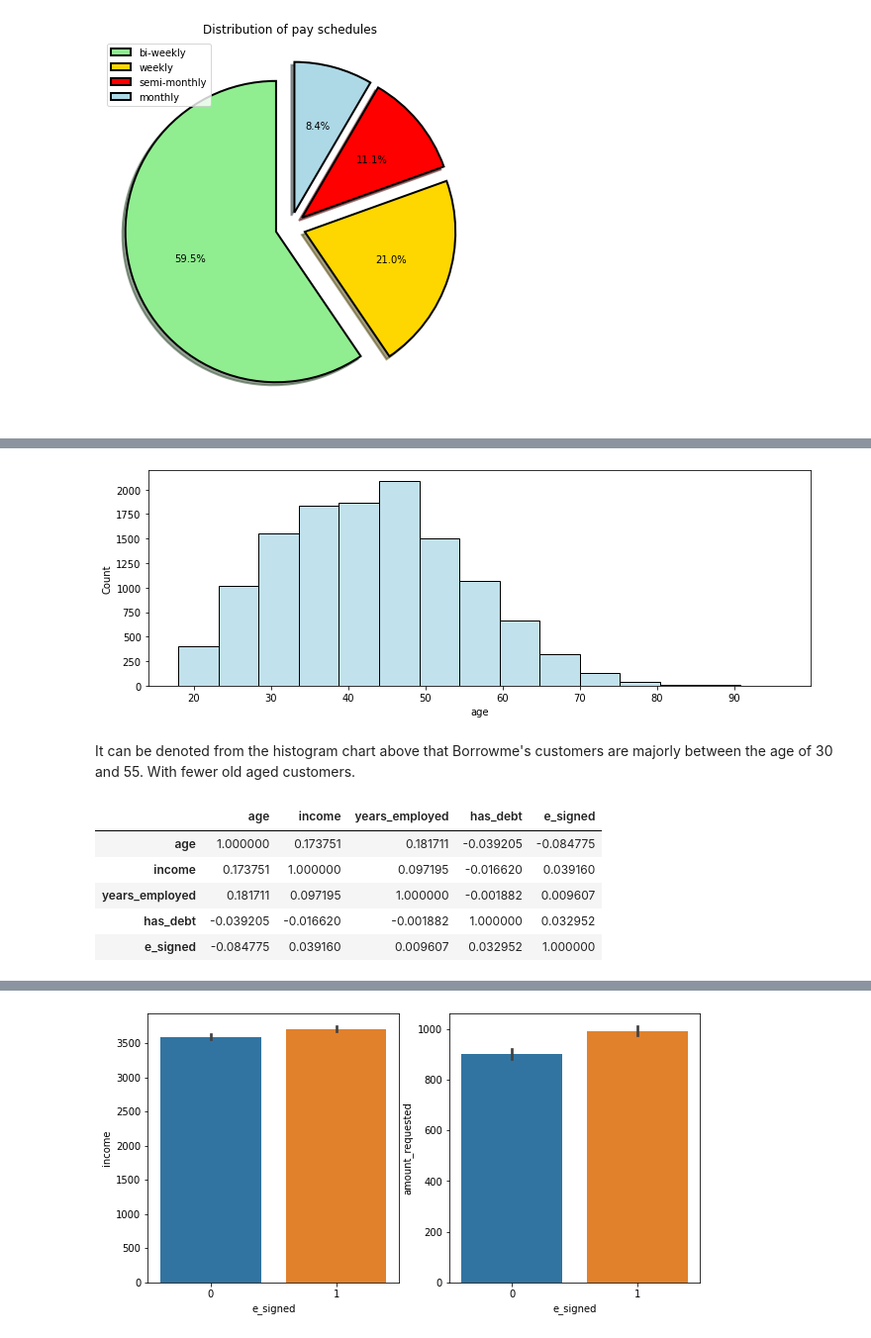
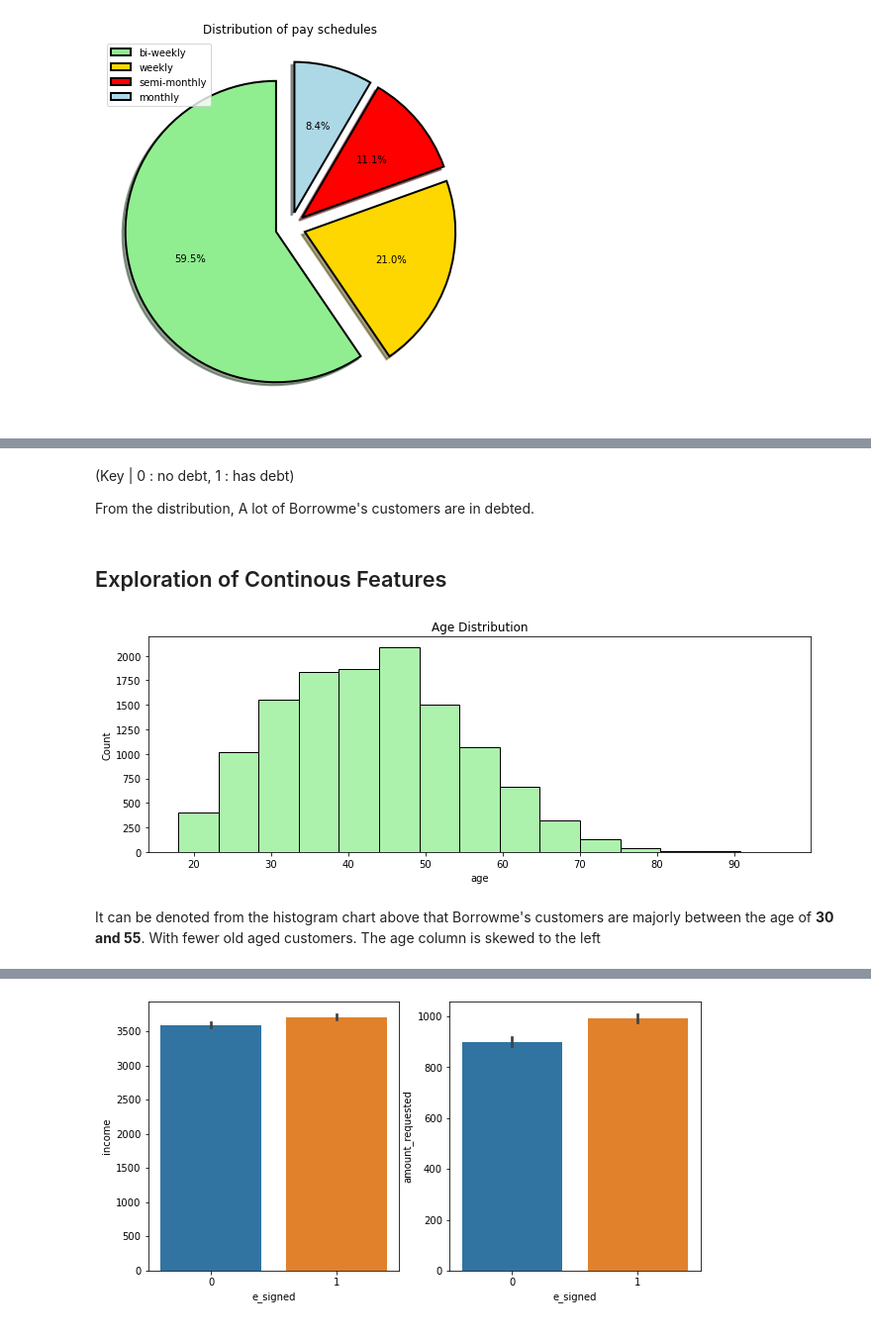
Before and after one commit to Apprentice-doa/DataFestAfrica-Hackathon--E-Process-Applicaton-Classification, a Jupyter notebook: Borrowme EDA.ipynb, the cells around one changed output, grey strips where cells are left out. Shown at 99% size. Cells and saved outputs as stored; diff of their text form; code cells hidden in the pictures.

```diff
--- a/Borrowme EDA.ipynb
+++ b/Borrowme EDA.ipynb
@@ -5,5 +8,16 @@
 # %%
+#Import Basic libraries
+
 import pandas as pd
 import numpy as np
 import seaborn as sns
 import matplotlib.pyplot as plt
+
+print("Import Successful; Libraries")
+
+#Import Datasets
+
+trainset = pd.read_csv("Data/train.csv")
+testset = pd.read_csv("Data/test.csv")
+
+print("Import Successful; Data")
@@ -101,18 +159,15 @@ From the distribution of customers payment schedules, 59% of customers opted for
+# %% [markdown]
+(Key | 0 : no debt, 1 : has debt)
+
+From the distribution, A lot of Borrowme's customers are in debted.
+# %% [markdown]
+## Exploration of Continous Features
 # %%
 plt.figure(figsize = (12,4))
-sns.histplot(df['age'], bins = 15, color = 'lightblue')
+ax = sns.histplot(trainset['age'], bins = 15, color = 'lightgreen')
+plt.title("Age Distribution")
 plt.show()
 # %% [output]
-[figure, old version]
+[figure, new version]
 # %% [markdown]
-It can be denoted from the histogram chart above that Borrowme's customers are majorly between the age of 30 and 55. With fewer old aged customers.
+It can be denoted from the histogram chart above that Borrowme's customers are majorly between the age of **30 and 55**. With fewer old aged customers. The age column is skewed to the left
-# %%
-df_corr = df[['age', 'income', 'years_employed', 'has_debt', 'e_signed']].corr()
-df_corr
-# %% [output]
-|  | age | income | years_employed | has_debt | e_signed |
-| age | 1.000000 | 0.173751 | 0.181711 | -0.039205 | -0.084775 |
-| income | 0.173751 | 1.000000 | 0.097195 | -0.016620 | 0.039160 |
-| years_employed | 0.181711 | 0.097195 | 1.000000 | -0.001882 | 0.009607 |
-| has_debt | -0.039205 | -0.016620 | -0.001882 | 1.000000 | 0.032952 |
-| e_signed | -0.084775 | 0.039160 | 0.009607 | 0.032952 | 1.000000 |
```
Also changed, not shown: parts of 65 cells of this notebook.
